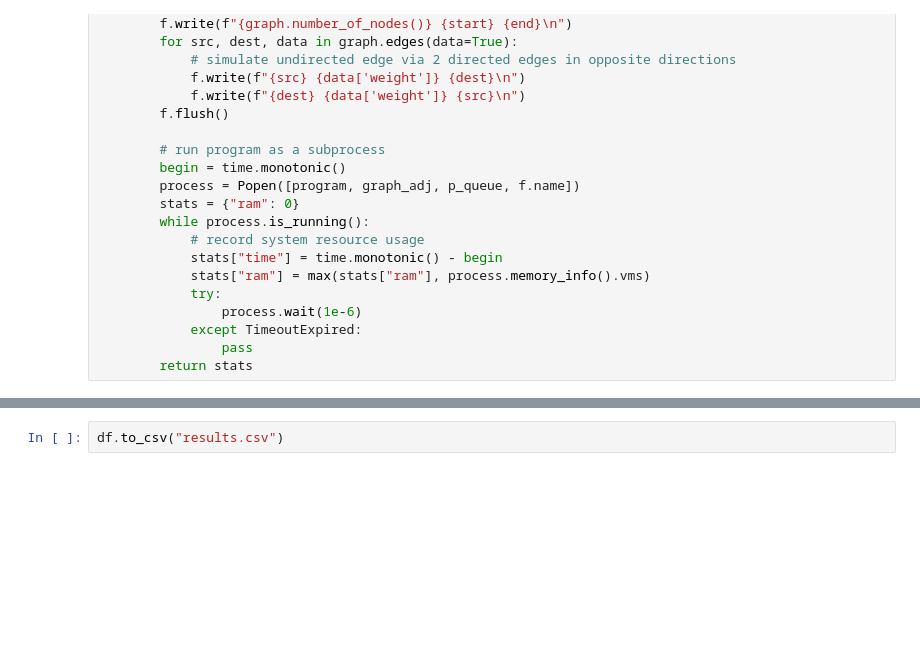
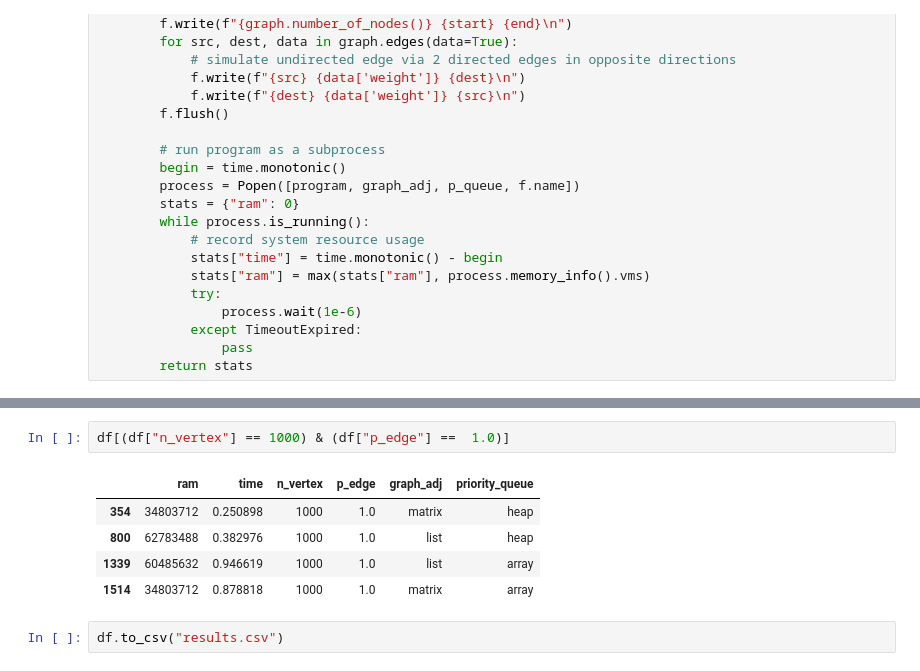
Before and after one commit to mrzzy/ntu-sc2001, a Jupyter notebook: class_2/experiments.ipynb, the cells around one changed output, grey strips where cells are left out. Drawn from its saved outputs; the diff is of its cells as text; blank space fills up the shorter version.

```diff
--- a/class_2/experiments.ipynb
+++ b/class_2/experiments.ipynb
@@ -147,3 +147,11 @@ df
 1680 rows × 6 columns
+# %%
+df[(df["n_vertex"] == 1000) & (df["p_edge"] ==  1.0)]
+# %% [output]
+|  | ram | time | n_vertex | p_edge | graph_adj | priority_queue |
+| 354 | 34803712 | 0.250898 | 1000 | 1.0 | matrix | heap |
+| 800 | 62783488 | 0.382976 | 1000 | 1.0 | list | heap |
+| 1339 | 60485632 | 0.946619 | 1000 | 1.0 | list | array |
+| 1514 | 34803712 | 0.878818 | 1000 | 1.0 | matrix | array |
 # %%
 df.to_csv("results.csv")
```
Also changed, not shown: parts of 2 cells of this notebook, 1 other file.
